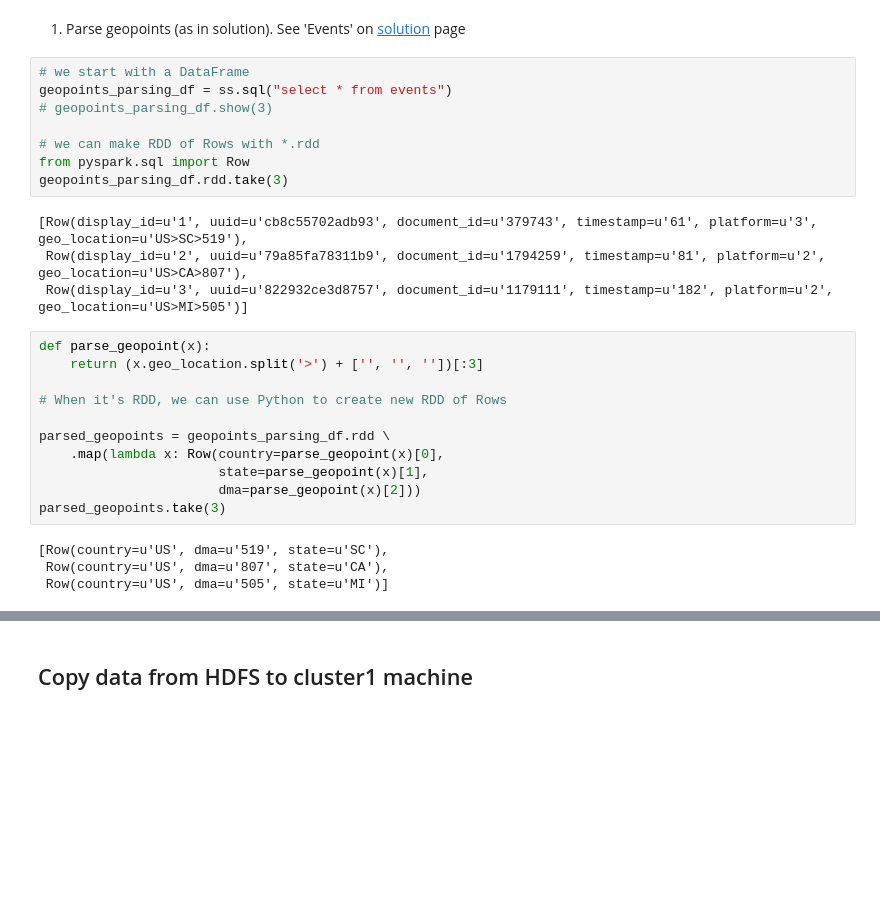
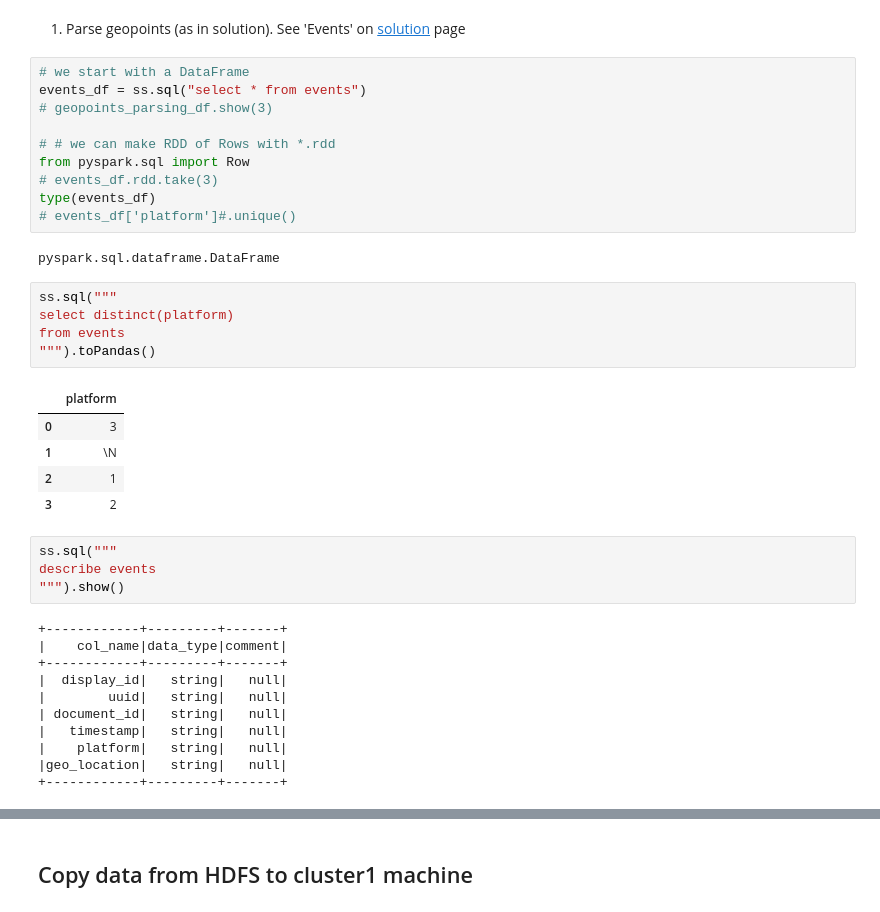
Before and after one commit to denistarasov/lsml-hw, a Jupyter notebook: task1.ipynb, the cells around one changed output, grey strips where cells are left out. Cells and saved outputs as stored; diff of their text form; blank space fills up the shorter version.

Commit message:
Handle events as in tutorial

```diff
--- a/task1.ipynb
+++ b/task1.ipynb
@@ -420,28 +420,39 @@ def hasher(x, bits):
 1. Parse geopoints (as in solution). See 'Events' on [solution](http://dsnotes.com/post/2017-01-27-lessons-learned-from-outbrain-click-prediction-kaggle-competition/) page
 # %%
 # we start with a DataFrame
-geopoints_parsing_df = ss.sql("select * from events")
+events_df = ss.sql("select * from events")
 # geopoints_parsing_df.show(3)
 
-# we can make RDD of Rows with *.rdd
+# # we can make RDD of Rows with *.rdd
 from pyspark.sql import Row
-geopoints_parsing_df.rdd.take(3)
+# events_df.rdd.take(3)
+type(events_df)
+# events_df['platform']#.unique()
 # %% [output]
-[Row(display_id=u'1', uuid=u'cb8c55702adb93', document_id=u'379743', timestamp=u'61', platform=u'3', geo_location=u'US>SC>519'),
- Row(display_id=u'2', uuid=u'79a85fa78311b9', document_id=u'1794259', timestamp=u'81', platform=u'2', geo_location=u'US>CA>807'),
- Row(display_id=u'3', uuid=u'822932ce3d8757', document_id=u'1179111', timestamp=u'182', platform=u'2', geo_location=u'US>MI>505')]
+pyspark.sql.dataframe.DataFrame
-# %%
-def parse_geopoint(x):
-    return (x.geo_location.split('>') + ['', '', ''])[:3]
-
-# When it's RDD, we can use Python to create new RDD of Rows
-
-parsed_geopoints = geopoints_parsing_df.rdd \
-    .map(lambda x: Row(country=parse_geopoint(x)[0],
-                       state=parse_geopoint(x)[1],
-                       dma=parse_geopoint(x)[2]))
-parsed_geopoints.take(3)
-# %% [output]
-[Row(country=u'US', dma=u'519', state=u'SC'),
- Row(country=u'US', dma=u'807', state=u'CA'),
- Row(country=u'US', dma=u'505', state=u'MI')]
+# %%
+ss.sql("""
+select distinct(platform)
+from events
+""").toPandas()
+# %% [output]
+|  | platform |
+| 0 | 3 |
+| 1 | \N |
+| 2 | 1 |
+| 3 | 2 |
+# %%
+ss.sql("""
+describe events
+""").show()
+# %% [output]
++------------+---------+-------+
+|    col_name|data_type|comment|
++------------+---------+-------+
+|  display_id|   string|   null|
+|        uuid|   string|   null|
+| document_id|   string|   null|
+|   timestamp|   string|   null|
+|    platform|   string|   null|
+|geo_location|   string|   null|
++------------+---------+-------+
```
Also changed, not shown: parts of 2 cells of this notebook.
